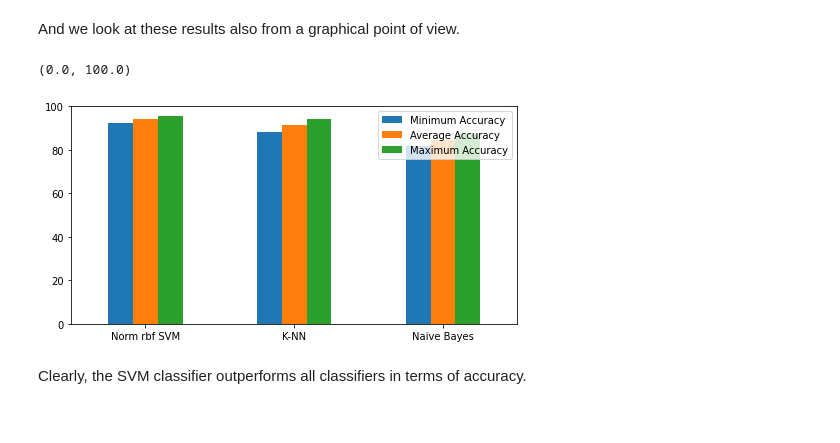
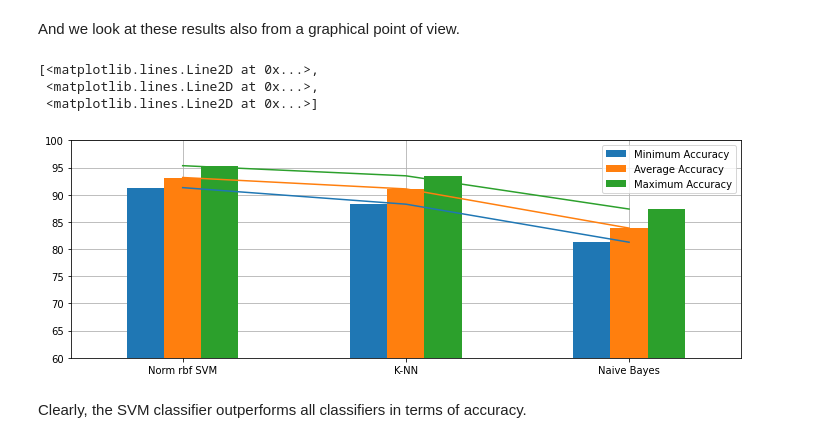
Before and after one commit to jgurakuqi/slt-based-spam-filters, a Jupyter notebook: main.ipynb, the cells around one changed output. Drawn from its saved outputs; the diff is of its cells as text; code cells hidden in the pictures.

Commit message:
Updated tables and plots

```diff
--- a/main.ipynb
+++ b/main.ipynb
@@ -121,20 +151,23 @@ Intel(R) Extension for Scikit-learn* enabled (https://github.com/intel/scikit-le
 As we can see, the angularised version of the RBF SVM always performs better than any other SVM, so we use it to make a comparison between it and all other classifiers.
 # %%
 result = svm_table.iloc[-1]
+
 minimum_accuracy = [
-    result['Minimum Accuracy'],
-    knn_score.min() * 100,
-    naive_bayes_score.min_accuracy * 100
+    round(result['Minimum Accuracy'], 4),
+    round(knn_score.min() * 100, 4) ,
+    round(naive_bayes_score.min_accuracy * 100)
 ]
+for acc in minimum_accuracy:
+    lowest_min_accuracy = acc if lowest_min_accuracy > acc else lowest_min_accuracy
 average_accuracy = [
-    result['Average Accuracy'],
-    knn_score.mean() * 100,
-    naive_bayes_score.avg_accuracy * 100
+    round(result['Average Accuracy']),
+    round(knn_score.mean() * 100, 4) ,
+    round(naive_bayes_score.avg_accuracy * 100, 4)
 ]
 maximum_accuracy = [
-    result['Maximum Accuracy'],
-    knn_score.max() * 100,
-    naive_bayes_score.max_accuracy * 100
+    round(result['Maximum Accuracy']),
+    round(knn_score.max() * 100, 4) ,
+    round(naive_bayes_score.max_accuracy * 100, 4)
 ]
 elapsed_time = [
     result['Elapsed time'],
@@ -179,17 +212,25 @@ And we look at these results also from a graphical point of view.
 # %%
 df = pd.DataFrame(
     {
         "Minimum Accuracy": minimum_accuracy,
         "Average Accuracy": average_accuracy,
         "Maximum Accuracy": maximum_accuracy,
     },
     index=index
 )
 
-ax = df.plot.bar(rot=0, figsize=(8, 4))
-ax.set_ylim(0, 100)
+ax = df.plot.bar(rot=0, figsize=(12, 4))
+# ax.grid(True, )
+ax.set_ylim(int(lowest_min_accuracy) - 10, 100)
+
+# import matplotlib as plt
+ax.grid(True)
+ax.set_axisbelow(True)
+ax.plot(df)
 # %% [output]
-(0.0, 100.0)
+[<matplotlib.lines.Line2D at 0x...>,
+ <matplotlib.lines.Line2D at 0x...>,
+ <matplotlib.lines.Line2D at 0x...>]
-[figure, old version]
+[figure, new version]
 # %% [markdown]
 Clearly, the SVM classifier outperforms all classifiers in terms of accuracy.
```
Also changed, not shown: parts of 6 cells of this notebook.
